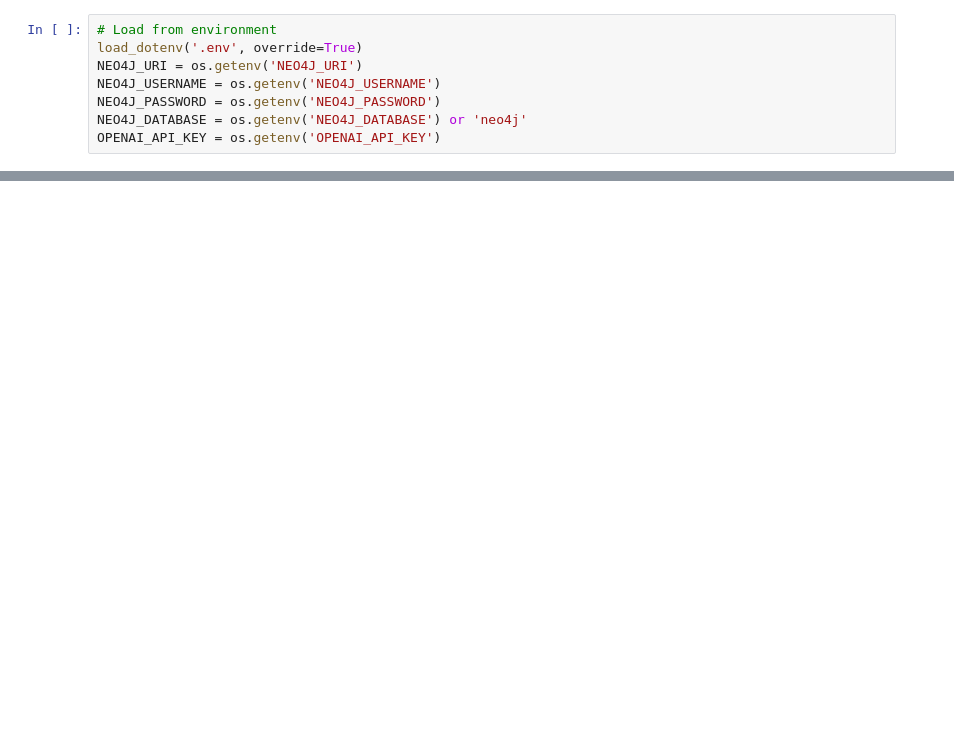
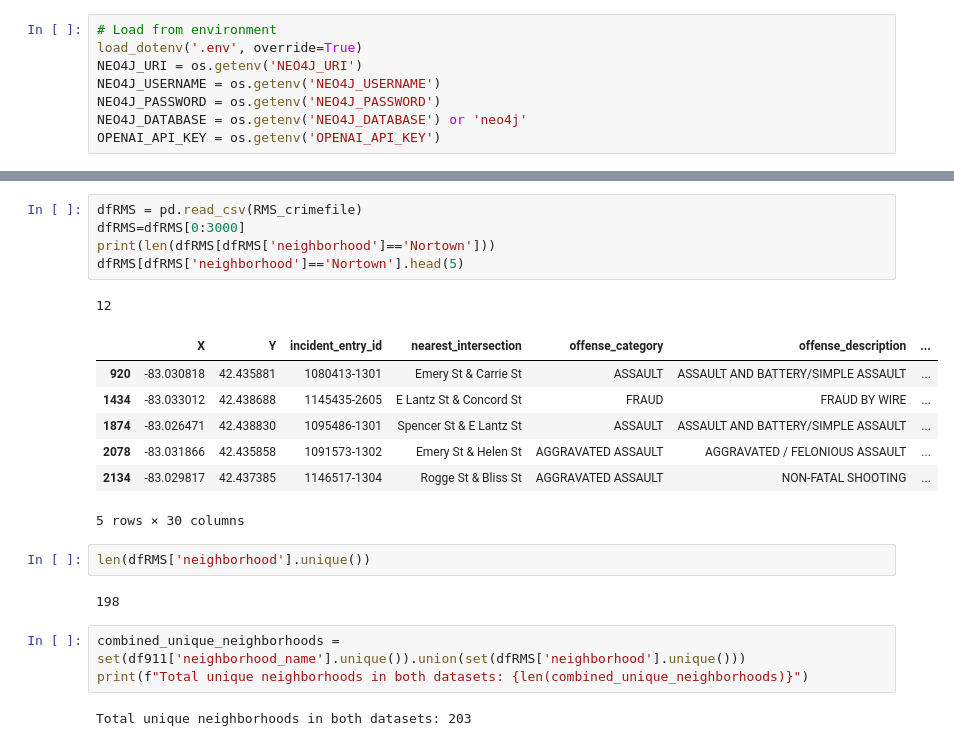
Before and after one commit to Nanta-Sp/MIDAS-Hackathon-Aug2025, a Jupyter notebook: 1_detroit_open_data_portal/Detroit_data_chatbot.ipynb, the cells around one changed output, grey strips where cells are left out. Drawn from its saved outputs; the diff is of its cells as text; blank space fills up the shorter version.

```diff
--- a/1_detroit_open_data_portal/Detroit_data_chatbot.ipynb
+++ b/1_detroit_open_data_portal/Detroit_data_chatbot.ipynb
@@ -24,0 +54,23 @@ OPENAI_API_KEY = os.getenv('OPENAI_API_KEY')
+# %%
+dfRMS = pd.read_csv(RMS_crimefile)
+dfRMS=dfRMS[0:3000]
+print(len(dfRMS[dfRMS['neighborhood']=='Nortown']))
+dfRMS[dfRMS['neighborhood']=='Nortown'].head(5)
+# %% [output]
+12
+|  | X | Y | incident_entry_id | nearest_intersection | offense_category | offense_description | ... |
+| 920 | -83.030818 | 42.435881 | 1080413-1301 | Emery St & Carrie St | ASSAULT | ASSAULT AND BATTERY/SIMPLE ASSAULT | ... |
+| 1434 | -83.033012 | 42.438688 | 1145435-2605 | E Lantz St & Concord St | FRAUD | FRAUD BY WIRE | ... |
+| 1874 | -83.026471 | 42.438830 | 1095486-1301 | Spencer St & E Lantz St | ASSAULT | ASSAULT AND BATTERY/SIMPLE ASSAULT | ... |
+| 2078 | -83.031866 | 42.435858 | 1091573-1302 | Emery St & Helen St | AGGRAVATED ASSAULT | AGGRAVATED / FELONIOUS ASSAULT | ... |
+| 2134 | -83.029817 | 42.437385 | 1146517-1304 | Rogge St & Bliss St | AGGRAVATED ASSAULT | NON-FATAL SHOOTING | ... |
+5 rows × 30 columns
+# %%
+len(dfRMS['neighborhood'].unique())
+# %% [output]
+198
+# %%
+combined_unique_neighborhoods = set(df911['neighborhood_name'].unique()).union(set(dfRMS['neighborhood'].unique()))
+print(f"Total unique neighborhoods in both datasets: {len(combined_unique_neighborhoods)}")
+# %% [output]
+Total unique neighborhoods in both datasets: 203
```
Also changed, not shown: parts of 32 cells of this notebook, 1 other file.
